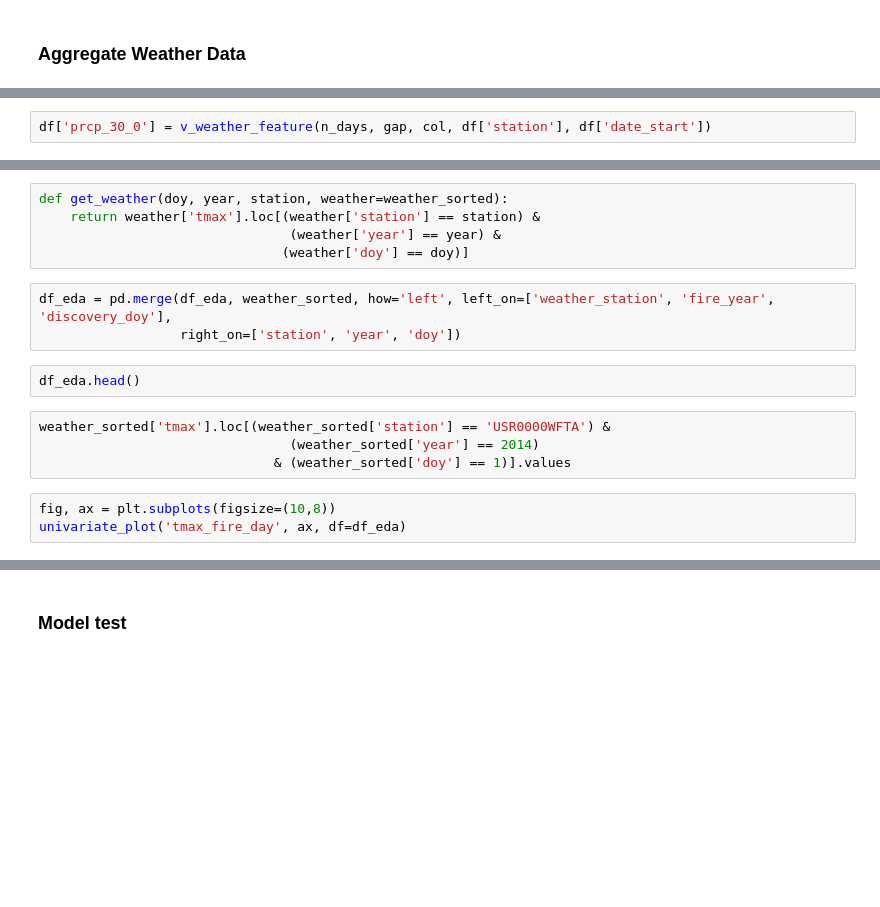
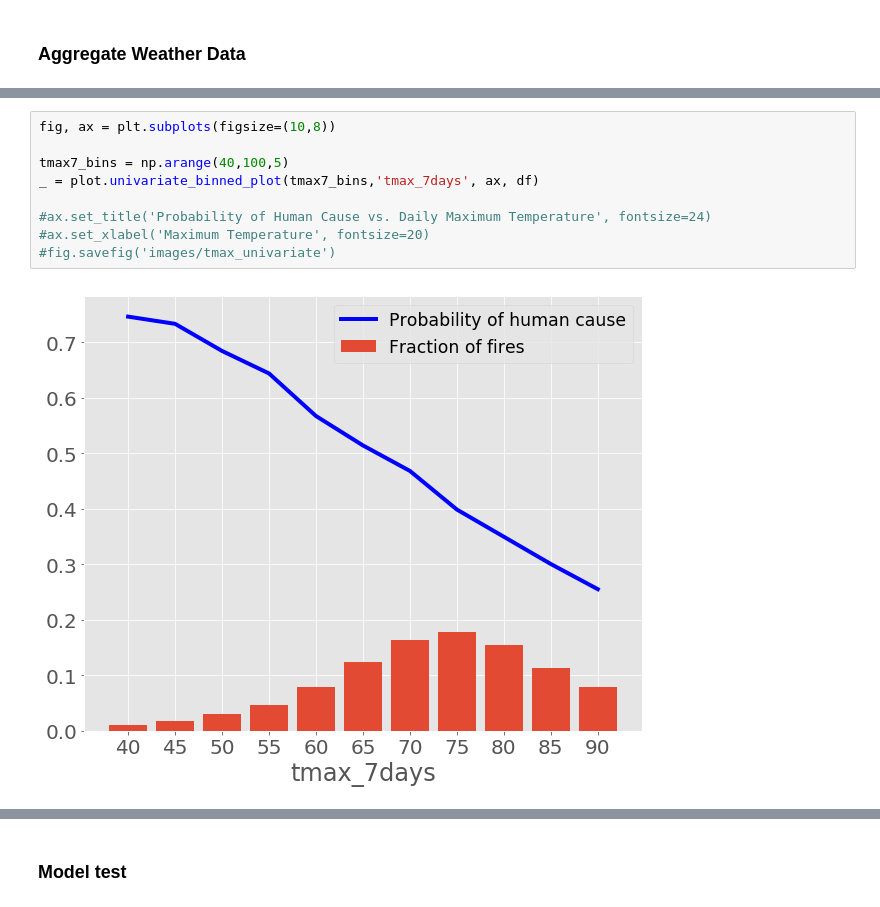
Before and after one commit to magstewart/wildfire-project, a Jupyter notebook: Wildfires_EDA.ipynb, the cells around one changed output, grey strips where cells are left out. Saved outputs shown, nothing was run; the diff lists cells and outputs as text; blank space fills up the shorter version.

```diff
--- a/Wildfires_EDA.ipynb
+++ b/Wildfires_EDA.ipynb
@@ -247,2 +230,0 @@ v_weather_feature = np.vectorize(weather_feature, excluded=['n_days', 'gap', 'co
-# %%
-df['prcp_30_0'] = v_weather_feature(n_days, gap, col, df['station'], df['date_start'])
@@ -268,17 +231,11 @@ weather['date'] = pd.to_datetime(weather['date'])
-# %%
-def get_weather(doy, year, station, weather=weather_sorted):
-    return weather['tmax'].loc[(weather['station'] == station) &
-                                (weather['year'] == year) &
-                               (weather['doy'] == doy)]
-# %%
-df_eda = pd.merge(df_eda, weather_sorted, how='left', left_on=['weather_station', 'fire_year', 'discovery_doy'],
-                  right_on=['station', 'year', 'doy'])
-# %%
-df_eda.head()
-# %%
-weather_sorted['tmax'].loc[(weather_sorted['station'] == 'USR0000WFTA') &
-                                (weather_sorted['year'] == 2014)
-                              & (weather_sorted['doy'] == 1)].values
-# %%
-fig, ax = plt.subplots(figsize=(10,8))
-univariate_plot('tmax_fire_day', ax, df=df_eda)
+# %%
+fig, ax = plt.subplots(figsize=(10,8))
+
+tmax7_bins = np.arange(40,100,5)
+_ = plot.univariate_binned_plot(tmax7_bins,'tmax_7days', ax, df)
+
+#ax.set_title('Probability of Human Cause vs. Daily Maximum Temperature', fontsize=24)
+#ax.set_xlabel('Maximum Temperature', fontsize=20)
+#fig.savefig('images/tmax_univariate')
+# %% [output]
+[figure, added]
```
Also changed, not shown: parts of 25 cells of this notebook.
